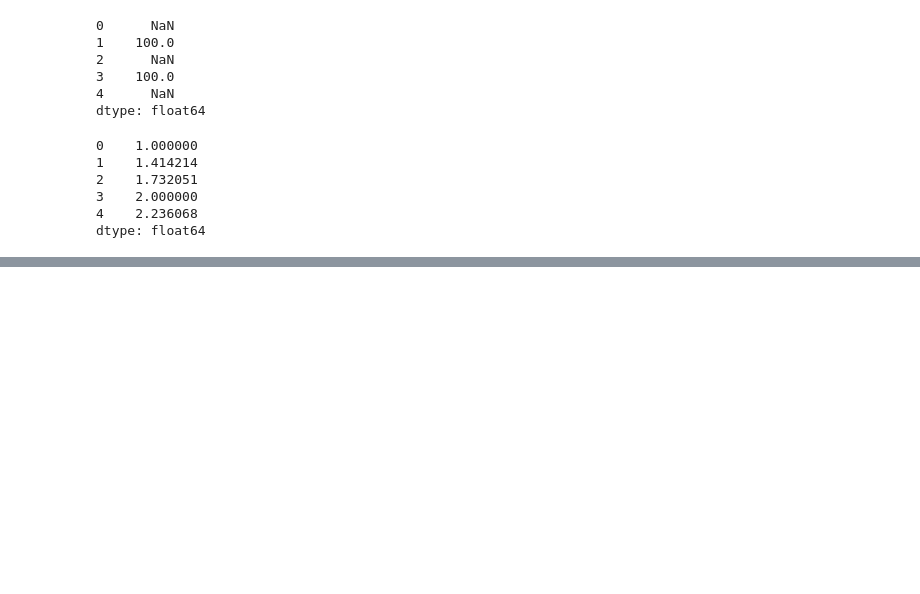
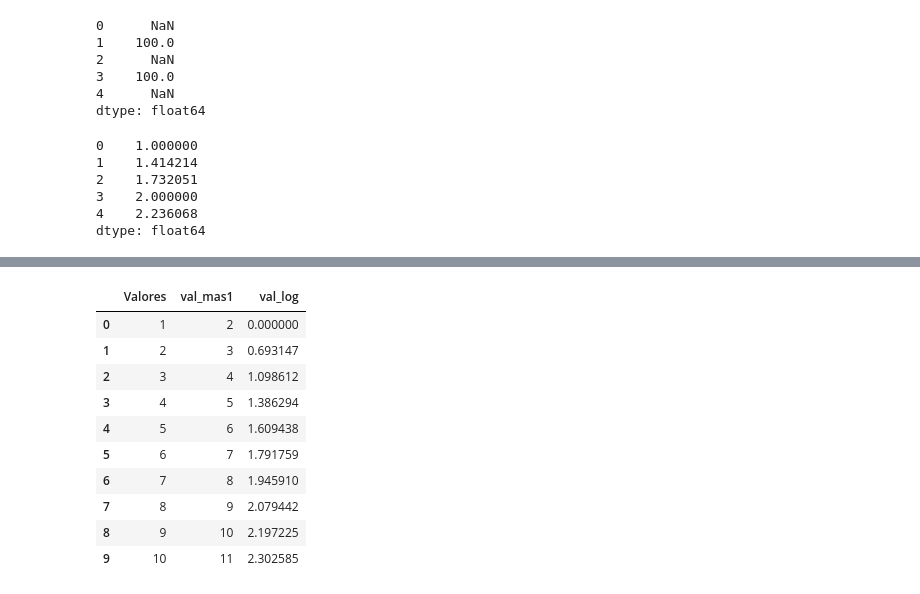
Before and after one commit to Ghosty501/Natural-Language-Process, a Jupyter notebook: Primer parcial/Semana II/Numpy-Panda.ipynb, the cells around one changed output, grey strips where cells are left out. Drawn from its saved outputs; the diff is of its cells as text; code cells hidden in the pictures; blank space fills up the shorter version.

```diff
--- a/Primer parcial/Semana II/Numpy-Panda.ipynb
+++ b/Primer parcial/Semana II/Numpy-Panda.ipynb
@@ -119,2 +483,2 @@ dtype: float64
 # %%
-df  = pd.DataFrame(range(1, 11))
+df  = pd.DataFrame(range(1, 11), columns=("Valores",))
@@ -120,0 +524,2 @@ df  = pd.DataFrame(range(1, 11))
+# %%
+df["val_mas1"]=df["Valores"]+1
@@ -120,0 +540,16 @@ df  = pd.DataFrame(range(1, 11))
+# %%
+df["val_log"]=df["Valores"].apply(math.log)
+# %%
+df
+# %% [output]
+|  | Valores | val_mas1 | val_log |
+| 0 | 1 | 2 | 0.000000 |
+| 1 | 2 | 3 | 0.693147 |
+| 2 | 3 | 4 | 1.098612 |
+| 3 | 4 | 5 | 1.386294 |
+| 4 | 5 | 6 | 1.609438 |
+| 5 | 6 | 7 | 1.791759 |
+| 6 | 7 | 8 | 1.945910 |
+| 7 | 8 | 9 | 2.079442 |
+| 8 | 9 | 10 | 2.197225 |
+| 9 | 10 | 11 | 2.302585 |
```
Also changed, not shown: parts of 68 cells of this notebook.
